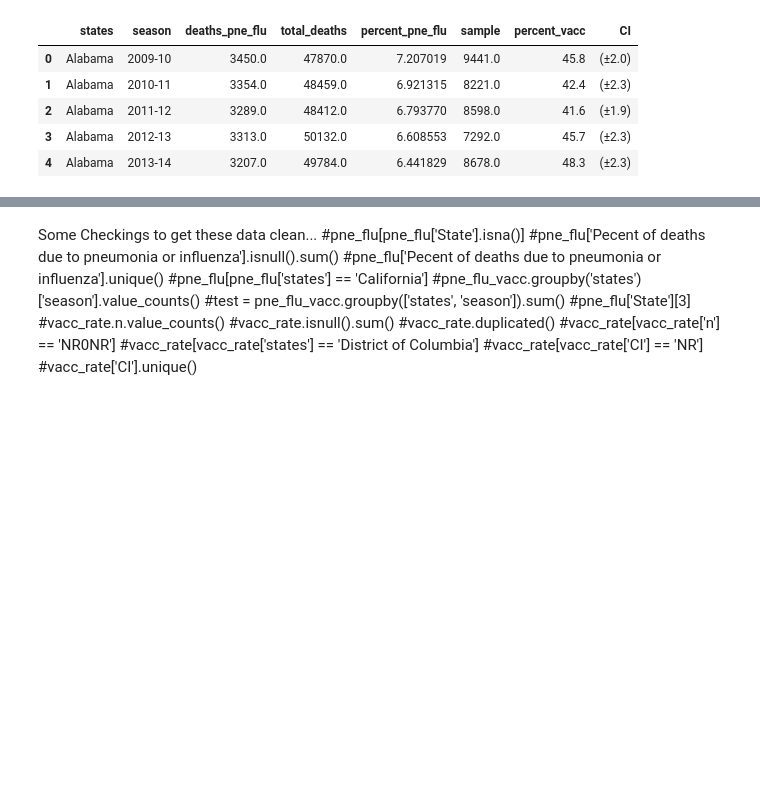
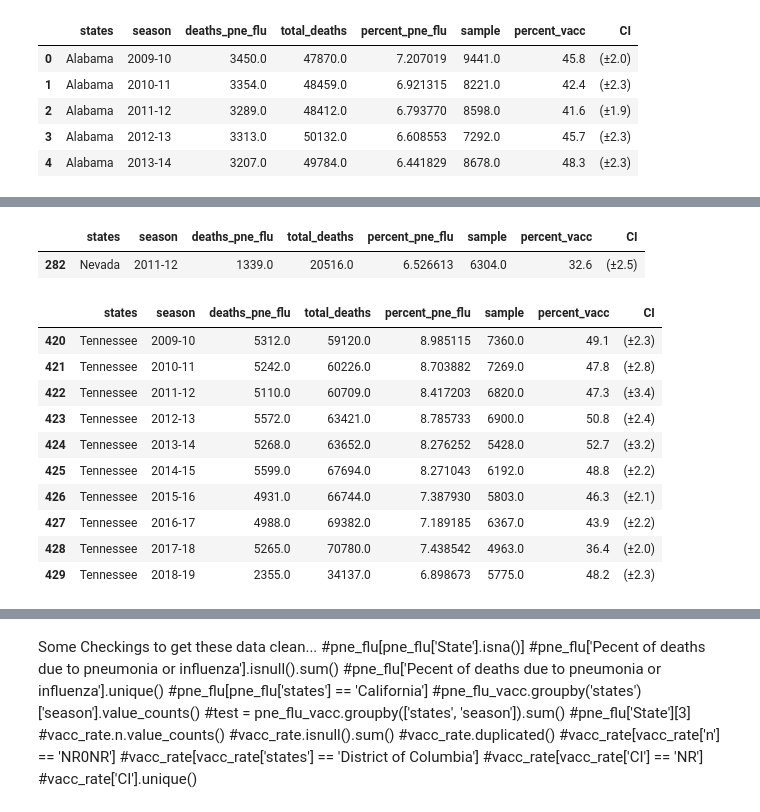
Before and after one commit to foyaza/pneumonia_influenza_deaths, a Jupyter notebook: capstone_data_cleaning_merging.ipynb, the cells around one changed output, grey strips where cells are left out. Saved outputs shown, nothing was run; the diff lists cells and outputs as text; code cells hidden in the pictures; blank space fills up the shorter version.

```diff
--- a/capstone_data_cleaning_merging.ipynb
+++ b/capstone_data_cleaning_merging.ipynb
@@ -297,0 +421,20 @@ pne_flu_vacc.to_csv('data/pne_flu_vacc.csv', index = False)
+# %%
+pne_flu_vacc[pne_flu_vacc['percent_vacc'] == 32.6]
+# %% [output]
+|  | states | season | deaths_pne_flu | total_deaths | percent_pne_flu | sample | percent_vacc | CI |
+| 282 | Nevada | 2011-12 | 1339.0 | 20516.0 | 6.526613 | 6304.0 | 32.6 | (±2.5) |
+# %%
+tn_pne_flu = pne_flu_vacc[pne_flu_vacc['states'] == 'Tennessee']
+tn_pne_flu
+# %% [output]
+|  | states | season | deaths_pne_flu | total_deaths | percent_pne_flu | sample | percent_vacc | CI |
+| 420 | Tennessee | 2009-10 | 5312.0 | 59120.0 | 8.985115 | 7360.0 | 49.1 | (±2.3) |
+| 421 | Tennessee | 2010-11 | 5242.0 | 60226.0 | 8.703882 | 7269.0 | 47.8 | (±2.8) |
+| 422 | Tennessee | 2011-12 | 5110.0 | 60709.0 | 8.417203 | 6820.0 | 47.3 | (±3.4) |
+| 423 | Tennessee | 2012-13 | 5572.0 | 63421.0 | 8.785733 | 6900.0 | 50.8 | (±2.4) |
+| 424 | Tennessee | 2013-14 | 5268.0 | 63652.0 | 8.276252 | 5428.0 | 52.7 | (±3.2) |
+| 425 | Tennessee | 2014-15 | 5599.0 | 67694.0 | 8.271043 | 6192.0 | 48.8 | (±2.2) |
+| 426 | Tennessee | 2015-16 | 4931.0 | 66744.0 | 7.387930 | 5803.0 | 46.3 | (±2.1) |
+| 427 | Tennessee | 2016-17 | 4988.0 | 69382.0 | 7.189185 | 6367.0 | 43.9 | (±2.2) |
+| 428 | Tennessee | 2017-18 | 5265.0 | 70780.0 | 7.438542 | 4963.0 | 36.4 | (±2.0) |
+| 429 | Tennessee | 2018-19 | 2355.0 | 34137.0 | 6.898673 | 5775.0 | 48.2 | (±2.3) |
```
Also changed, not shown: parts of 23 cells of this notebook, 1 other file.
